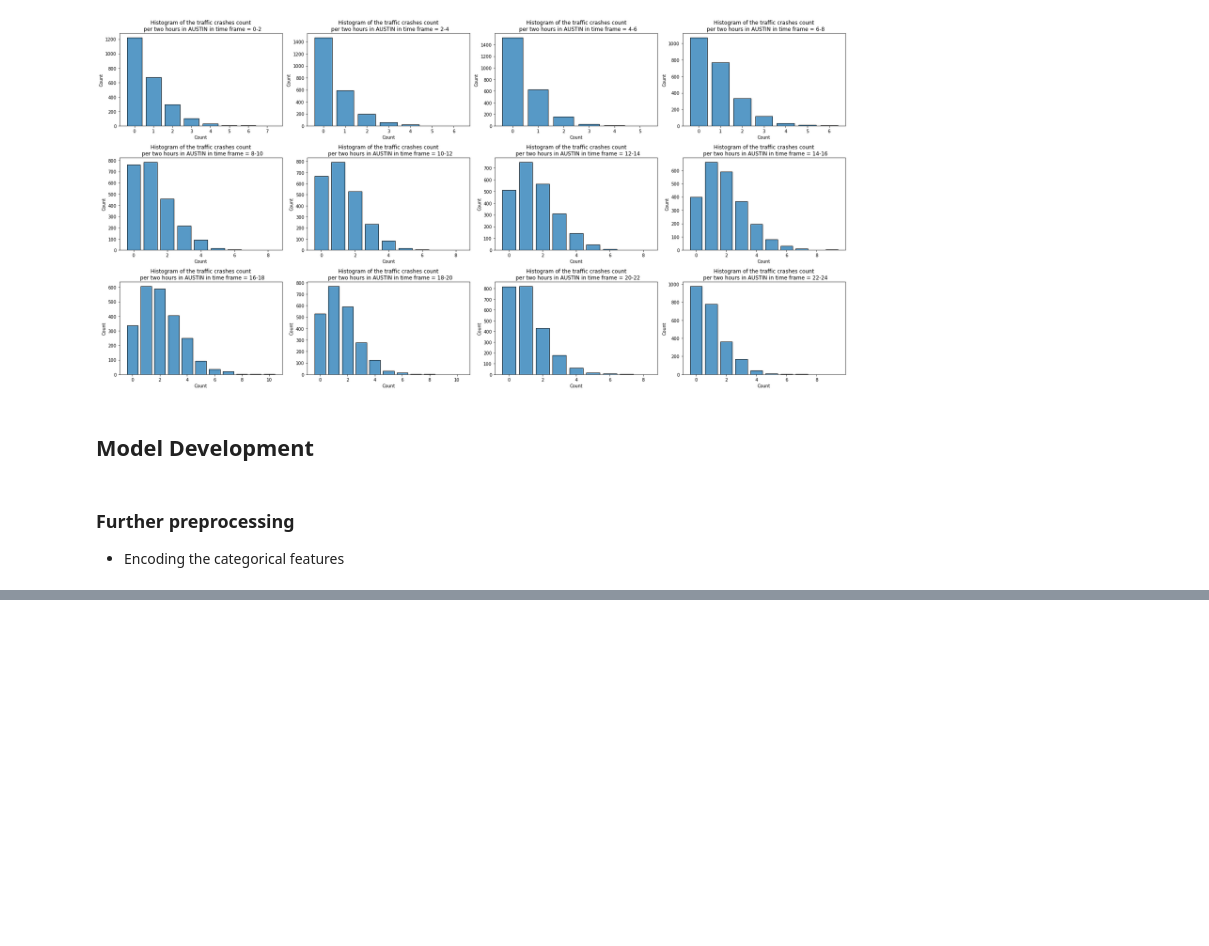
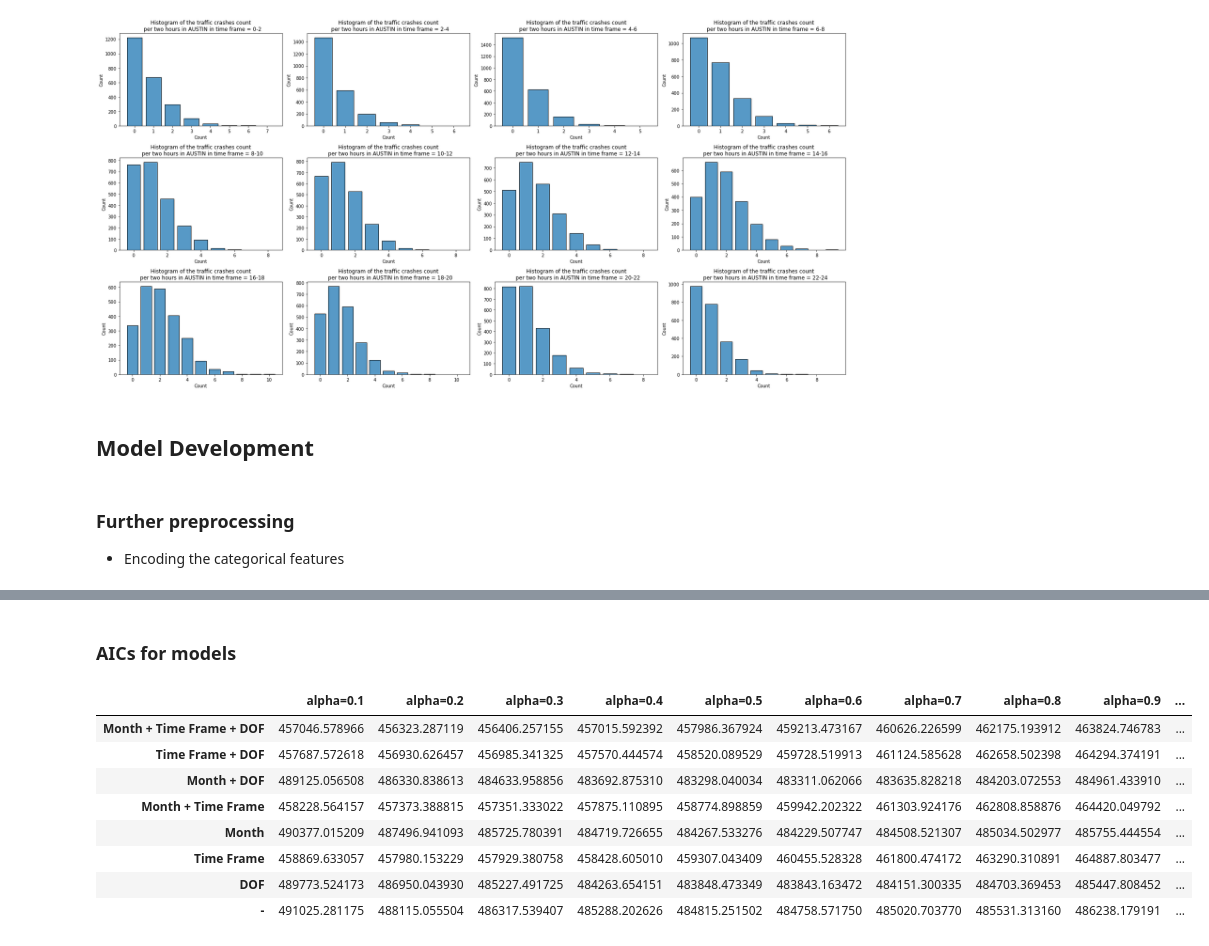
Before and after one commit to kosawa26/Capstone, a Jupyter notebook: GLM.ipynb, the cells around one changed output, grey strips where cells are left out. Cells and saved outputs as stored; diff of their text form; code cells hidden in the pictures; blank space fills up the shorter version.

```diff
--- a/GLM.ipynb
+++ b/GLM.ipynb
@@ -367,0 +349,33 @@ Severity_3          -3.7302      0.039    -95.132      0.000      -3.807      -3
+# %%
+import statsmodels.api as sm
+
+y, X_full = df_train.Count, df_train.drop(columns=["Count"])
+X_full = sm.add_constant(X_full)
+# %%
+from statsmodels.discrete.count_model import ZeroInflatedPoisson
+
+def construct_GLM(X, y, family, drop_features_list=[]):
+    X_temp = X.copy(deep=True)
+    if len(drop_features_list) != 0:
+        columns_to_drop = [col for string in drop_features_list for col in X_temp.columns if col.startswith(string)]
+        X_temp = X_temp.drop(columns=columns_to_drop)
+    if family == "ZeroInflated":
+        model = ZeroInflatedPoisson(y, X_temp)
+        model_results = model.fit(maxiter=100)
+    else:
+        model = sm.GLM(y, X_temp, family=family)
+        model_results = model.fit()
+    return model_results
+# %%
+drop_features_lists = [[], ["Month"], ["Time"], ["Day"], ["Time", "Day"], ["Month", "Day"], ["Month", "Time"], ["Month", "Time", "Day"]]
+variables = ["Month + Time Frame + DOF", "Time Frame + DOF", "Month + DOF", "Month + Time Frame", "Month", "Time Frame", "DOF", "-"]
+df_poisson = pd.DataFrame(index=variables)
+aics = []
+bics = []
+for drop_features_list in drop_features_lists:
+    model_temp = construct_GLM(X_full, y, sm.families.Poisson(), drop_features_list)
+    aics.append(model_temp.aic)
+    bics.append(model_temp.bic_llf)
+df_poisson["AIC"] = aics
+df_poisson["BIC"] = bics
+df_poisson
@@ -367,0 +395,21 @@ Severity_3          -3.7302      0.039    -95.132      0.000      -3.807      -3
+# %% [markdown]
+### AICs for models
+# %%
+alphas = [0.1, 0.2, 0.3, 0.4, 0.5, 0.6, 0.7, 0.8, 0.9, 1, 1.1, 1.2, 1.3, 1.4, 1.5, 1.6, 1.7, 1.8, 1.9, 2]
+df_negbin = pd.DataFrame(index=variables)
+for alpha in alphas:
+    aics = []
+    for drop_features_list in drop_features_lists:
+        aics.append(construct_GLM(X_full, y, sm.families.NegativeBinomial(alpha=alpha), drop_features_list).aic)
+    df_negbin["alpha="+str(alpha)] = aics
+df_negbin
+# %% [output]
+|  | alpha=0.1 | alpha=0.2 | alpha=0.3 | alpha=0.4 | alpha=0.5 | alpha=0.6 | alpha=0.7 | alpha=0.8 | alpha=0.9 | ... |
+| Month + Time Frame + DOF | 457046.578966 | 456323.287119 | 456406.257155 | 457015.592392 | 457986.367924 | 459213.473167 | 460626.226599 | 462175.193912 | 463824.746783 | ... |
+| Time Frame + DOF | 457687.572618 | 456930.626457 | 456985.341325 | 457570.444574 | 458520.089529 | 459728.519913 | 461124.585628 | 462658.502398 | 464294.374191 | ... |
+| Month + DOF | 489125.056508 | 486330.838613 | 484633.958856 | 483692.875310 | 483298.040034 | 483311.062066 | 483635.828218 | 484203.072553 | 484961.433910 | ... |
+| Month + Time Frame | 458228.564157 | 457373.388815 | 457351.333022 | 457875.110895 | 458774.898859 | 459942.202322 | 461303.924176 | 462808.858876 | 464420.049792 | ... |
+| Month | 490377.015209 | 487496.941093 | 485725.780391 | 484719.726655 | 484267.533276 | 484229.507747 | 484508.521307 | 485034.502977 | 485755.444554 | ... |
+| Time Frame | 458869.633057 | 457980.153229 | 457929.380758 | 458428.605010 | 459307.043409 | 460455.528328 | 461800.474172 | 463290.310891 | 464887.803477 | ... |
+| DOF | 489773.524173 | 486950.043930 | 485227.491725 | 484263.654151 | 483848.473349 | 483843.163472 | 484151.300335 | 484703.369453 | 485447.808452 | ... |
+| - | 491025.281175 | 488115.055504 | 486317.539407 | 485288.202626 | 484815.251502 | 484758.571750 | 485020.703770 | 485531.313160 | 486238.179191 | ... |
```
Also changed, not shown: parts of 18 cells of this notebook, 11 other files.
